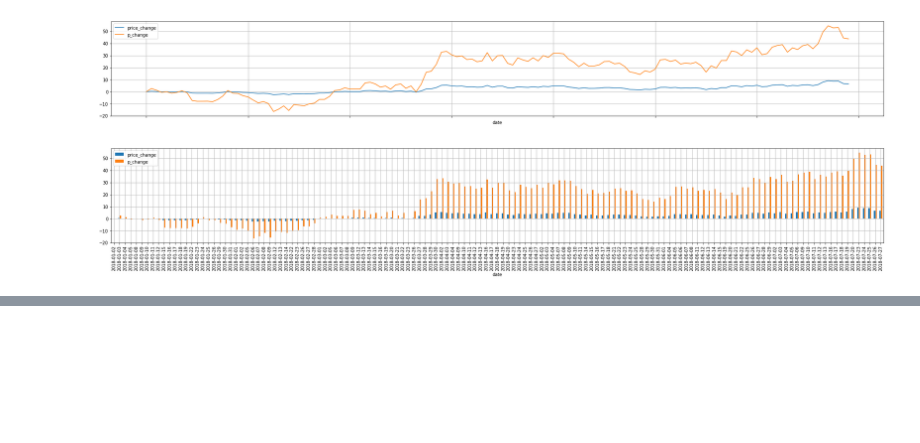
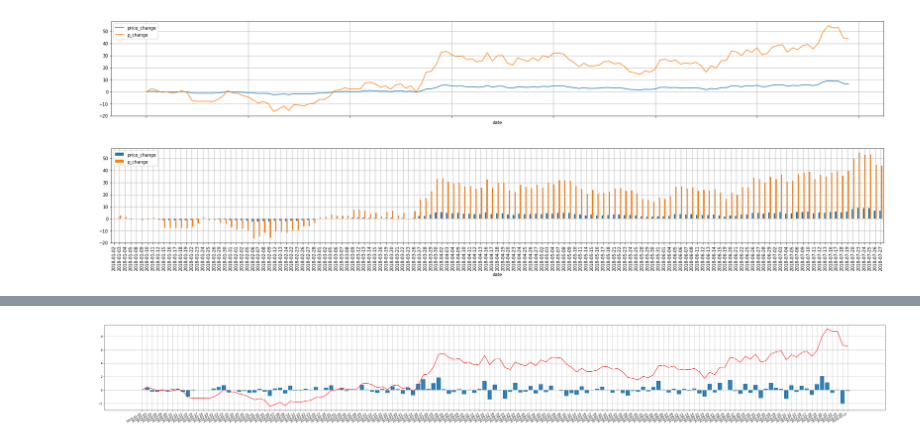
Before and after one commit to databooks/databook, a Jupyter notebook: finabook/S300036/Y2018DAY.ipynb, the cells around one changed output, grey strips where cells are left out. Drawn from its saved outputs; the diff is of its cells as text; code cells hidden in the pictures; blank space fills up the shorter version.

```diff
--- a/finabook/S300036/Y2018DAY.ipynb
+++ b/finabook/S300036/Y2018DAY.ipynb
@@ -133,0 +175,15 @@ df2018p.plot(kind='bar',figsize=(32,4),grid=True)
+# %%
+def plt_price_change():
+    fig=plt.figure(figsize=(48,6), dpi=80)
+    p2=fig.add_subplot(1,1,1)
+
+    p2.plot(df2018c.index,df2018c['price_change'],color="red")
+    p2.bar(df2018v.index,df2018v['price_change'])
+
+    plt.grid(True)
+    plt.gcf().autofmt_xdate()
+    plt.show()
+
+plt_price_change()
+# %% [output]
+[figure, added]
```
Also changed, not shown: parts of 12 cells of this notebook.
